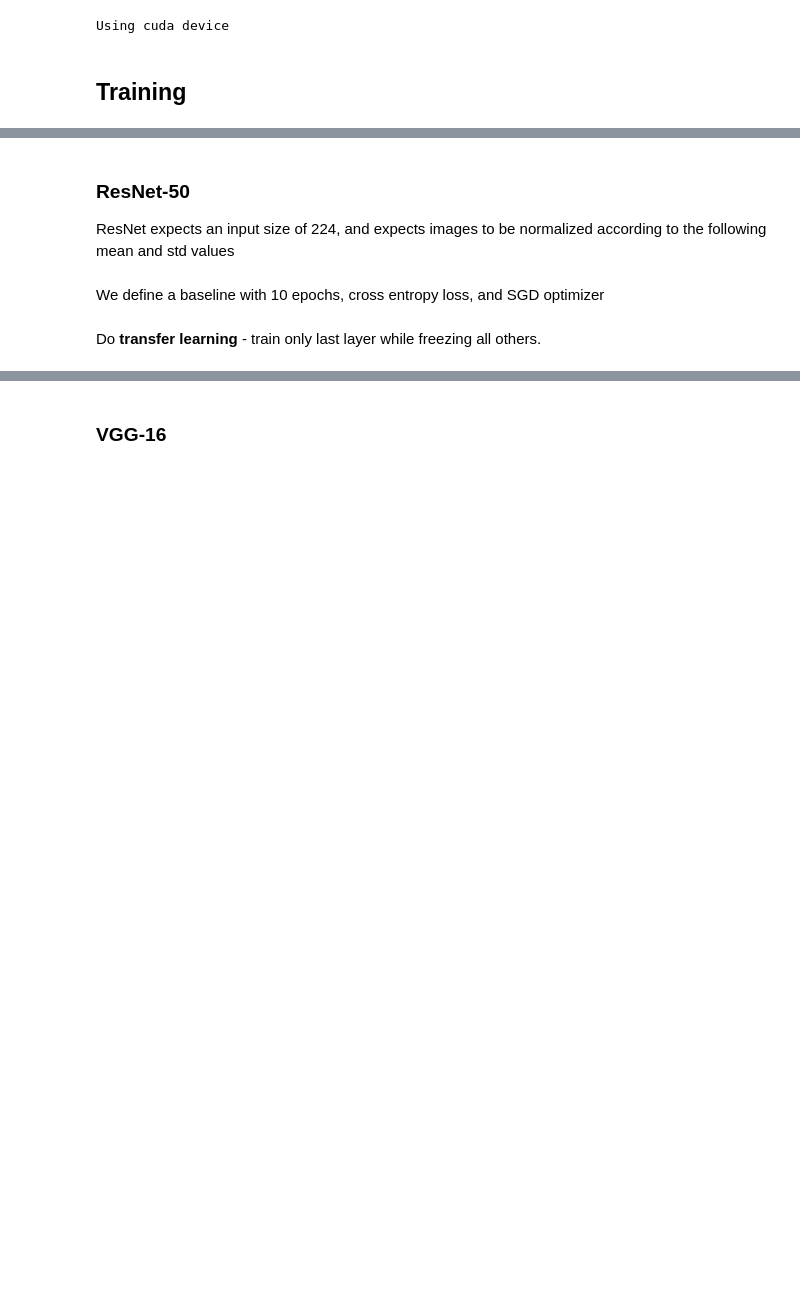
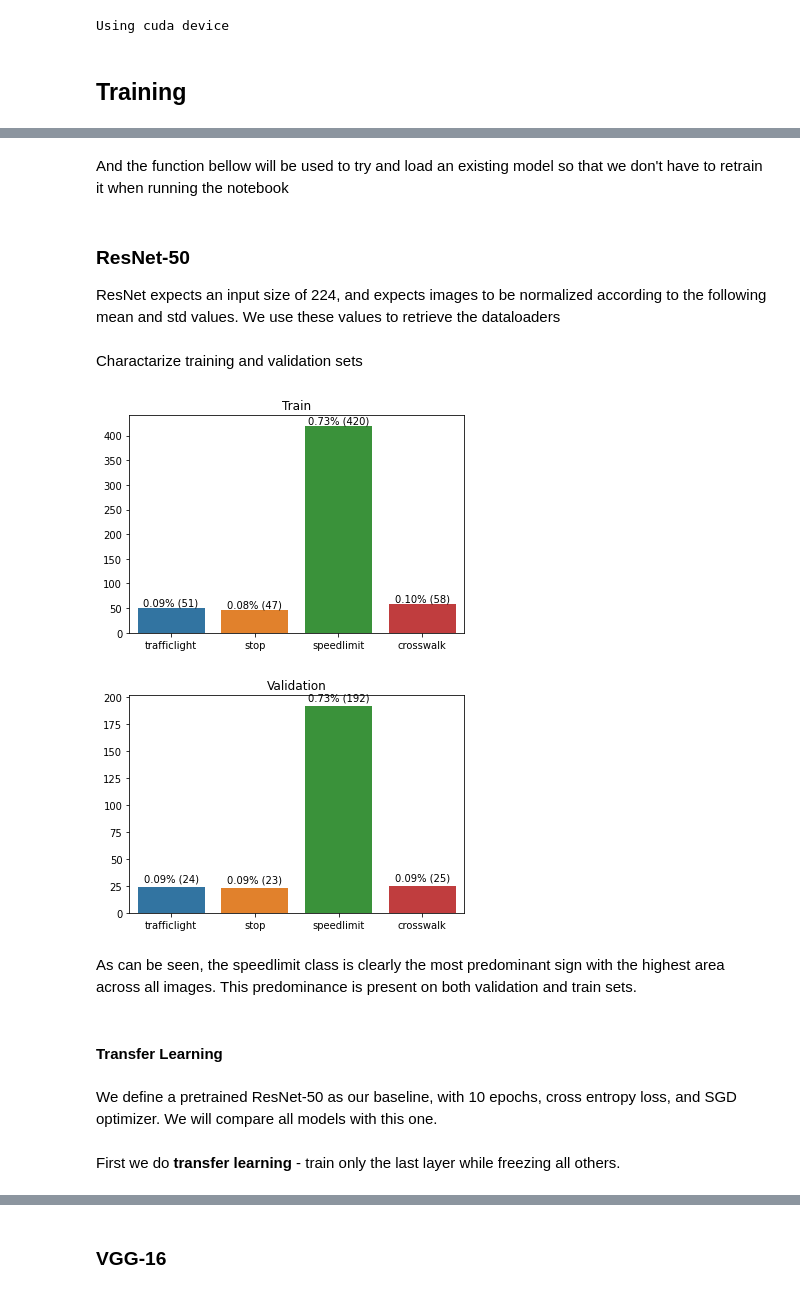
Before and after one commit to joaolucasmartins/VC2022, a Jupyter notebook: Part2/classification.ipynb, the cells around one changed output, grey strips where cells are left out. Cells and saved outputs as stored; diff of their text form; code cells hidden in the pictures; blank space fills up the shorter version.

```diff
--- a/Part2/classification.ipynb
+++ b/Part2/classification.ipynb
@@ -126,9 +126,9 @@ class TrafficSignDataset(Dataset):
             transformed = self.transform(image=image)
             image = transformed["image"]
 
-        return image.float(), self._get_max_area_class_from_annotion(image_filename)
+        return image.float(), self.get_max_area_class_from_annotion(image_filename)
 
-    def _get_max_area_class_from_annotion(self, filename):
+    def get_max_area_class_from_annotion(self, filename):
         with open(os.path.join(self.annotations_directory, filename + ".xml")) as xml:
             tree = ET.parse(xml)
             root = tree.getroot()
@@ -422,0 +457,2 @@ def plotTrainingHistory(accuracies, session):
+# %% [markdown]
+And the function bellow will be used to try and load an existing model so that we don't have to retrain it when running the notebook
@@ -423,12 +470,43 @@ def plotTrainingHistory(accuracies, session):
 # %% [markdown]
 ### ResNet-50
-ResNet expects an input size of 224, and expects images to be normalized according to the following mean and std values
+ResNet expects an input size of 224, and expects images to be normalized according to the following mean and std values. We use these values to retrieve the dataloaders
 # %%
 input_size = 224
 mean, std =[0.485, 0.456, 0.406], [0.229, 0.224, 0.225]
 train_dataloader, val_dataloader = get_dataloaders(input_size, mean, std)
+# %% [markdown]
+Charactarize training and validation sets
+# %%
+def describe_dataloader(dataloader, title):
+    train_vals = np.array([])
+    for batch, (X, y) in enumerate(dataloader):
+        train_vals = np.append(train_vals, y.numpy())
+
+    freqs = {c:np.count_nonzero(train_vals == classes[c]) for c in classes}
+    keys = list(freqs.keys())
+    vals = [int(freqs[k]) for k in keys]
+    s = sum(vals)
+    labels = [val / s for val in vals]
+    labels = [f"{labels[i]:.2f}% ({vals[i]})" for i in range(len(labels))]
+    ax = sns.barplot(x=keys, y=vals)
+    patches = ax.patches
+    ax.set_title(title)
+    for i in range(len(patches)):
+        x = patches[i].get_x() + patches[i].get_width()/2
+        y = patches[i].get_height()+5
+        ax.annotate(labels[i], (x, y), ha='center')
+    plt.show()
+
+describe_dataloader(train_dataloader, "Train"), describe_dataloader(val_dataloader, "Validation");
+# %% [output]
+[figure, added]
+[figure, added]
+# %% [markdown]
+As can be seen, the speedlimit class is clearly the most predominant sign with the highest area across all images. This predominance is present on both validation and train sets.
+# %% [markdown]
+#### Transfer Learning
 # %% [markdown]
-We define a baseline with 10 epochs, cross entropy loss, and SGD optimizer
+We define a pretrained ResNet-50 as our baseline, with 10 epochs, cross entropy loss, and SGD optimizer. We will compare all models with this one.
 # %%
 resnet_model_trained = models.resnet50(pretrained=True)
 # change the number of neurons in the last layer to the number of classes of the problem at hand (CIFAR10 dataset)
@@ -447,5 +525,5 @@ resnet = {
 
 #summary(resnet["model"], (3, input_size, input_size))
 # %% [markdown]
-Do **transfer learning** - train only last layer while freezing all others.
+First we do **transfer learning** - train only the last layer while freezing all others.
 # %%
```
Also changed, not shown: parts of 34 cells of this notebook, 4 other files.
